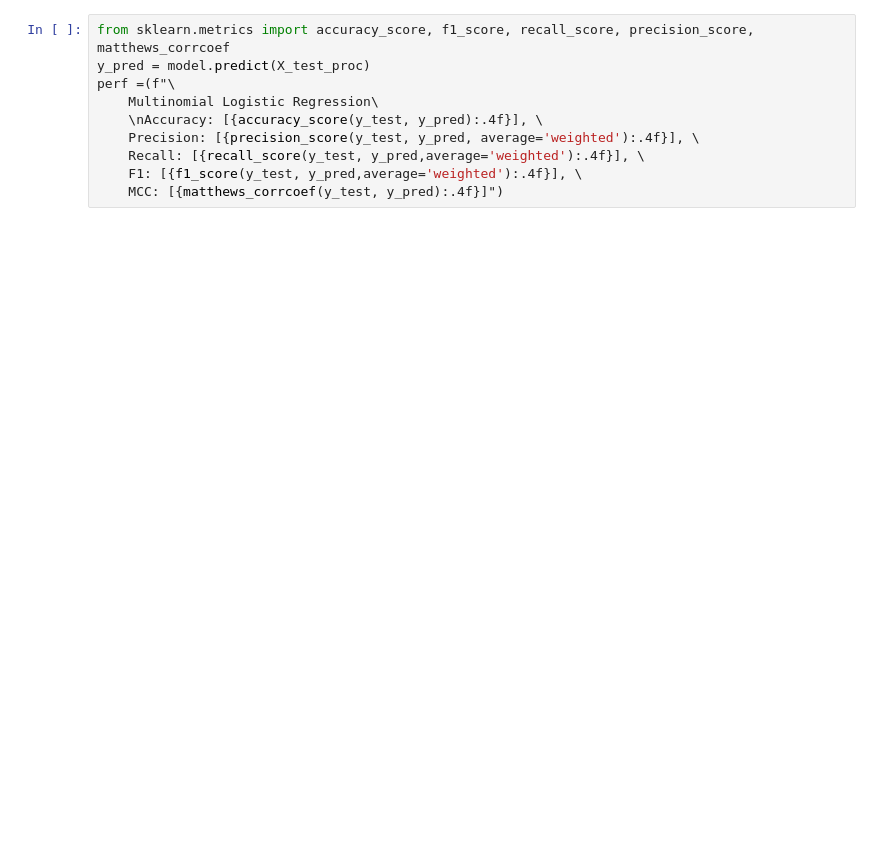
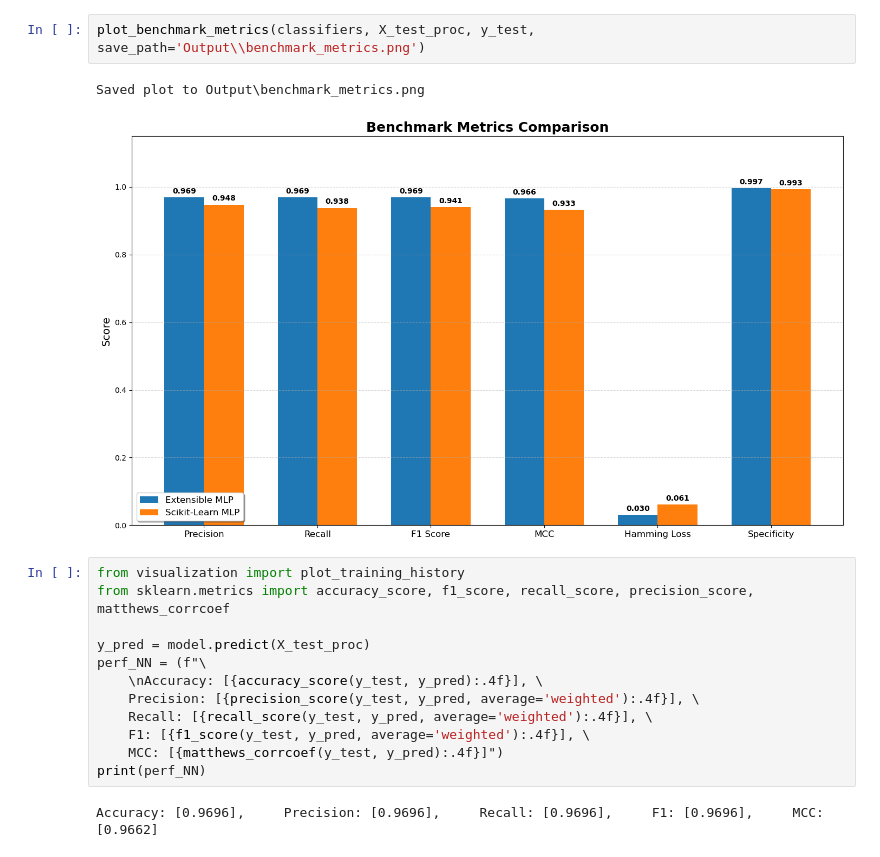
Before and after one commit to Booma1002/ML-Classes, a Jupyter notebook: MNIST.ipynb, the cells around one changed output. Drawn from its saved outputs; the diff is of its cells as text; blank space fills up the shorter version.

```diff
--- a/MNIST.ipynb
+++ b/MNIST.ipynb
@@ -129,10 +151,19 @@ weighted avg       0.96      0.96      0.96     21000
+# %%
+plot_benchmark_metrics(classifiers, X_test_proc, y_test, save_path='Output\\benchmark_metrics.png')
+# %% [output]
+Saved plot to Output\benchmark_metrics.png
+[figure, added]
 # %%
+from visualization import plot_training_history
 from sklearn.metrics import accuracy_score, f1_score, recall_score, precision_score, matthews_corrcoef
+
 y_pred = model.predict(X_test_proc)
-perf =(f"\
-    Multinomial Logistic Regression\
+perf_NN = (f"\
     \nAccuracy: [{accuracy_score(y_test, y_pred):.4f}], \
     Precision: [{precision_score(y_test, y_pred, average='weighted'):.4f}], \
-    Recall: [{recall_score(y_test, y_pred,average='weighted'):.4f}], \
-    F1: [{f1_score(y_test, y_pred,average='weighted'):.4f}], \
+    Recall: [{recall_score(y_test, y_pred, average='weighted'):.4f}], \
+    F1: [{f1_score(y_test, y_pred, average='weighted'):.4f}], \
     MCC: [{matthews_corrcoef(y_test, y_pred):.4f}]")
+print(perf_NN)
+# %% [output]
+Accuracy: [0.9696],     Precision: [0.9696],     Recall: [0.9696],     F1: [0.9696],     MCC: [0.9662]
```
Also changed, not shown: parts of 21 cells of this notebook, 6 other files.
